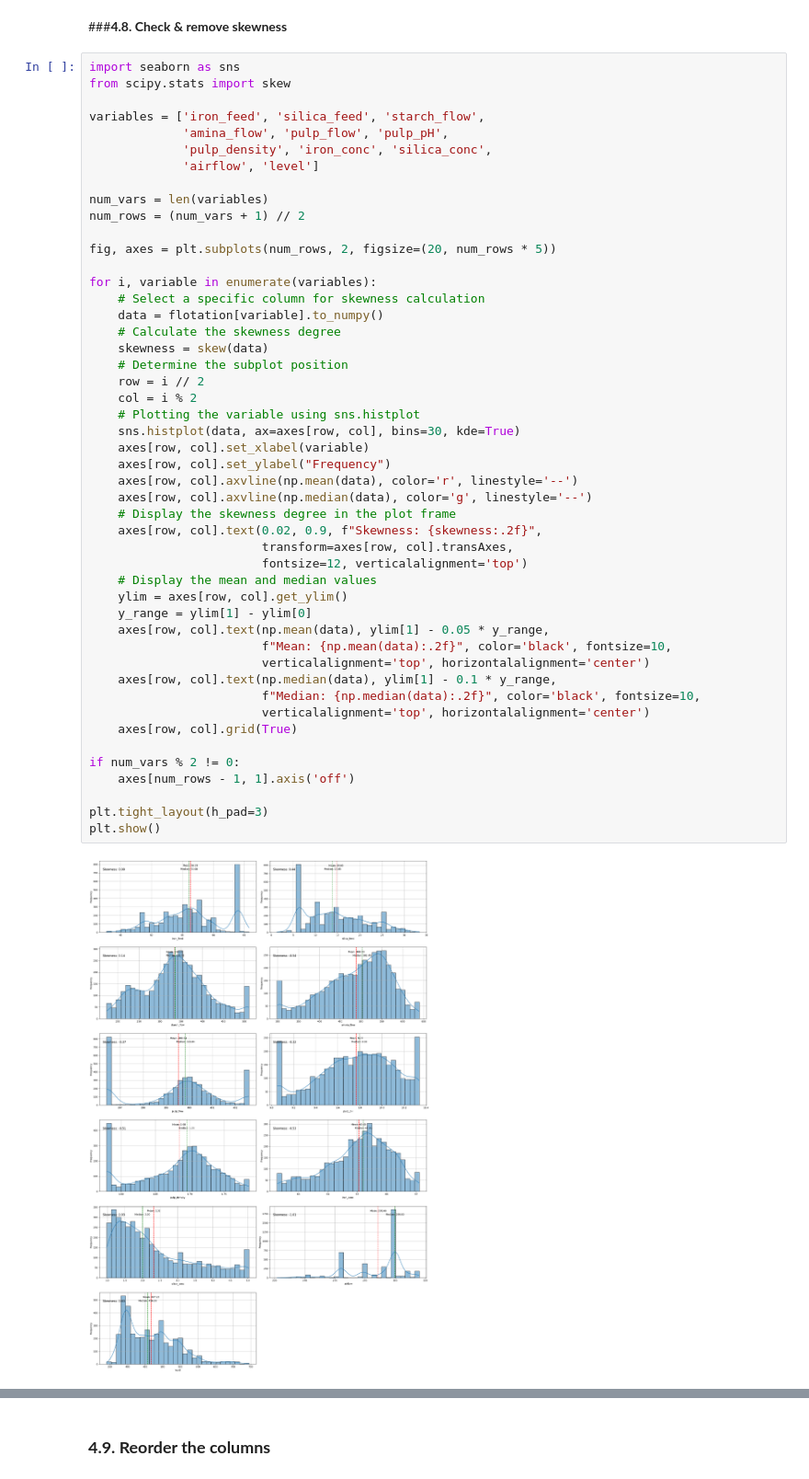
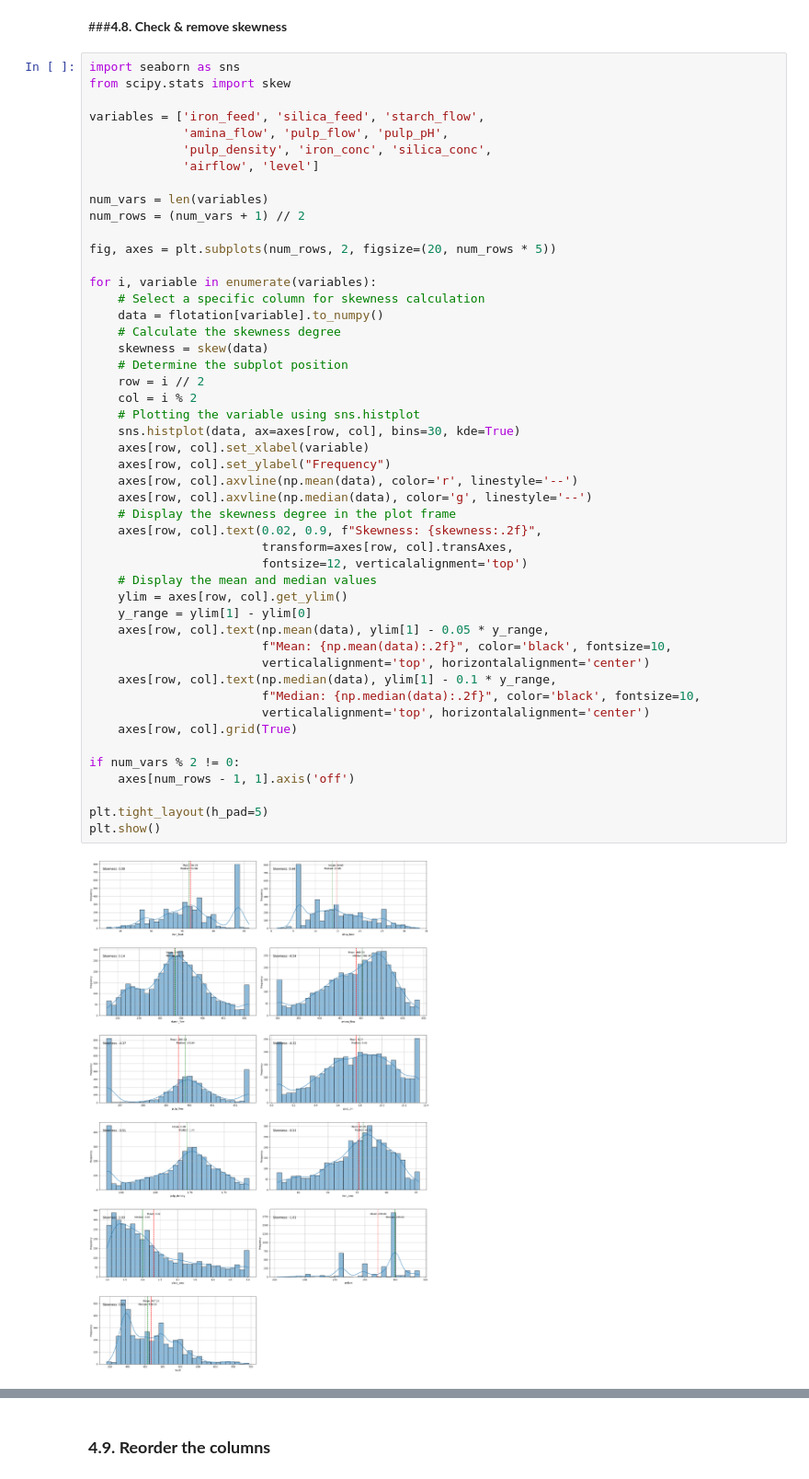
Before and after one commit to ArifAygun/Iron-Ore-Froth-Flotation-Quality-Prediction, a Jupyter notebook: AA_Graduate_Project_1.ipynb, the cells around one changed output, grey strips where cells are left out. Shown at 92% size. Drawn from its saved outputs; the diff is of its cells as text.

```diff
--- a/AA_Graduate_Project_1.ipynb
+++ b/AA_Graduate_Project_1.ipynb
@@ -509,35 +509,35 @@ for i, variable in enumerate(variables):
     skewness = skew(data)
     # Determine the subplot position
     row = i // 2
     col = i % 2
     # Plotting the variable using sns.histplot
     sns.histplot(data, ax=axes[row, col], bins=30, kde=True)
     axes[row, col].set_xlabel(variable)
     axes[row, col].set_ylabel("Frequency")
     axes[row, col].axvline(np.mean(data), color='r', linestyle='--')
     axes[row, col].axvline(np.median(data), color='g', linestyle='--')
     # Display the skewness degree in the plot frame
     axes[row, col].text(0.02, 0.9, f"Skewness: {skewness:.2f}",
                         transform=axes[row, col].transAxes,
                         fontsize=12, verticalalignment='top')
     # Display the mean and median values
     ylim = axes[row, col].get_ylim()
     y_range = ylim[1] - ylim[0]
     axes[row, col].text(np.mean(data), ylim[1] - 0.05 * y_range,
                         f"Mean: {np.mean(data):.2f}", color='black', fontsize=10,
                         verticalalignment='top', horizontalalignment='center')
     axes[row, col].text(np.median(data), ylim[1] - 0.1 * y_range,
                         f"Median: {np.median(data):.2f}", color='black', fontsize=10,
                         verticalalignment='top', horizontalalignment='center')
     axes[row, col].grid(True)
 
 if num_vars % 2 != 0:
     axes[num_rows - 1, 1].axis('off')
 
-plt.tight_layout(h_pad=3)
+plt.tight_layout(h_pad=5)
 plt.show()
 # %% [output]
-[figure, old version]
+[figure, new version]
 # %%
 import seaborn as sns
 from scipy.stats import skew, boxcox
```
Also changed, not shown: parts of 5 cells of this notebook.
